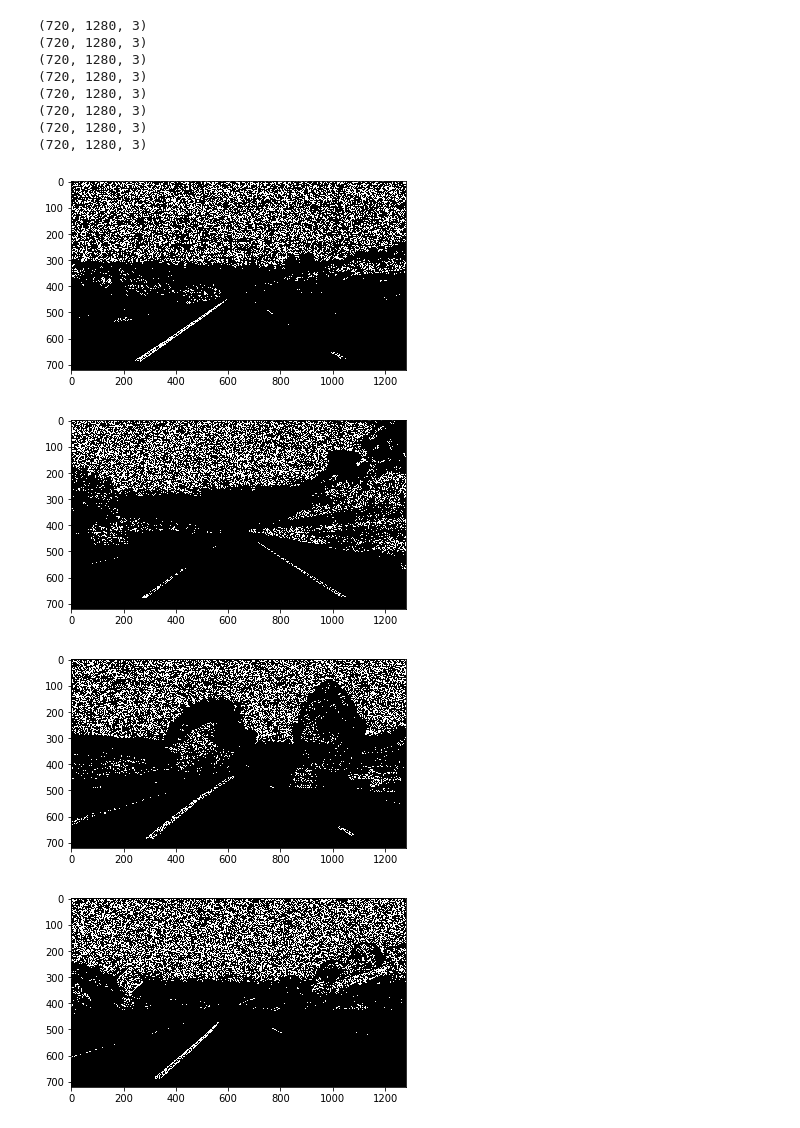
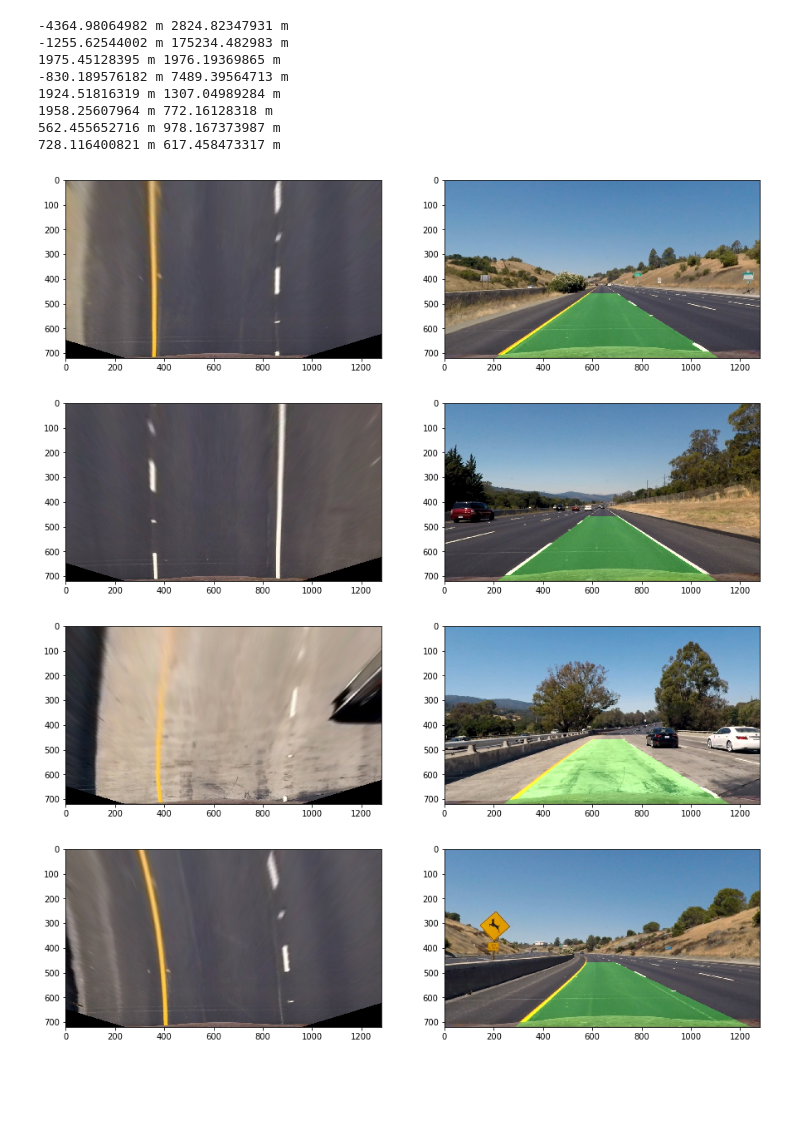
Before and after one commit to JoonaSavela/CarND-Advanced-lane-finding, a Jupyter notebook: find_lanes.ipynb, the cells around one changed output. Saved outputs shown, nothing was run; the diff lists cells and outputs as text; code cells hidden in the pictures; blank space fills up the shorter version.

```diff
--- a/find_lanes.ipynb
+++ b/find_lanes.ipynb
@@ -103,19 +146,0 @@ def dir_threshold(img, sobel_kernel=3, thresh=(0, np.pi/2)):
-# %%
-# Lane finding pipeline
-def find_lanes(img, mtx=mtx, dist=dist):
-    undist_img = cv2.undistort(img, mtx, dist, None, mtx)
-    gradx_bin = abs_sobel_thresh(img, sobel_kernel=3, orient='x', thresh_min=0, thresh_max=255)
-    grady_bin = abs_sobel_thresh(img, sobel_kernel=3, orient='y', thresh_min=0, thresh_max=255)
-    mag_bin = mag_thresh(img, sobel_kernel=3, mag_thresh=(0, 255))
-    dir_bin = dir_threshold(img, sobel_kernel=3, thresh=(0.7, 1.3))
-    hls = cv2.cvtColor(image, cv2.COLOR_RGB2HLS)
-    H = hls[:,:,0]
-    L = hls[:,:,1]
-    S = hls[:,:,2]
-    S_thresh = (90, 255)
-    S_bin = np.zeros_like(S)
-    S_bin[(S > S_thresh[0]) & (S <= S_thresh[1])] = 1
-
-    output_img = np.zeros_like(dir_bin)
-    output_img[(gradx_bin == 1) & (grady_bin == 1) & (mag_bin == 1) & (dir_bin == 1) & (S_bin == 1)] = 1
-    return output_img
@@ -122,23 +266,31 @@ def find_lanes(img, mtx=mtx, dist=dist):
 # %%
 test_images = glob.glob('./test_images/straight_lines*.jpg') + glob.glob('./test_images/test*.jpg')
 n_img = len(test_images)
 
 for i in range(n_img):
     image = mpimg.imread(test_images[i])
-    print(image.shape)
-    image = find_lanes(image)
-    plt.figure()
-    plt.imshow(image, cmap='gray')
+    test_img = cv2.undistort(image, mtx, dist, None, mtx)
+    test_img = cv2.warpPerspective(test_img, M, img_shape, flags=cv2.INTER_LINEAR)
+    out_img, ploty, left_fitx, right_fitx = find_lanes(image)
+    plt.figure(figsize=(15,15))
+    plt.subplot(121)
+    plt.imshow(test_img)
+    plt.subplot(122)
+    plt.imshow(out_img)
+    #plt.plot(left_fitx, ploty, color='yellow')
+    #plt.plot(right_fitx, ploty, color='yellow')
+    #plt.xlim(0, 1280)
+    #plt.ylim(720, 0)
 # %% [output]
-(720, 1280, 3)
-(720, 1280, 3)
-(720, 1280, 3)
-(720, 1280, 3)
-(720, 1280, 3)
-(720, 1280, 3)
-(720, 1280, 3)
-(720, 1280, 3)
+-4364.98064982 m 2824.82347931 m
+-1255.62544002 m 175234.482983 m
+1975.45128395 m 1976.19369865 m
+-830.189576182 m 7489.39564713 m
+1924.51816319 m 1307.04989284 m
+1958.25607964 m 772.16128318 m
+562.455652716 m 978.167373987 m
+728.116400821 m 617.458473317 m
-[figure, old version]
+[figure, new version]
-[figure, old version]
+[figure, new version]
-[figure, old version]
+[figure, new version]
-[figure, old version]
+[figure, new version]
```
Also changed, not shown: parts of 6 cells of this notebook.
